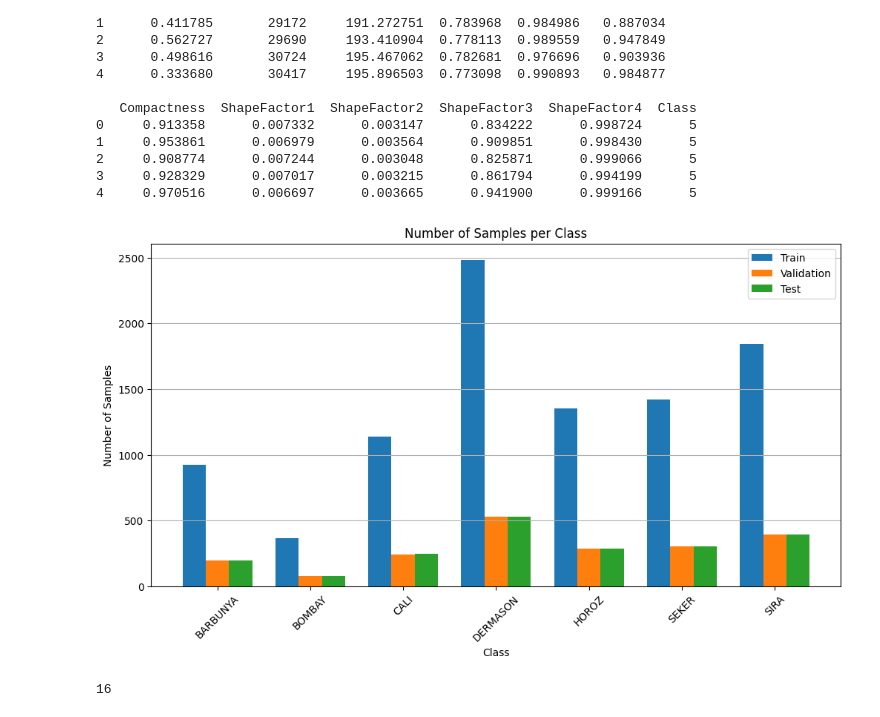
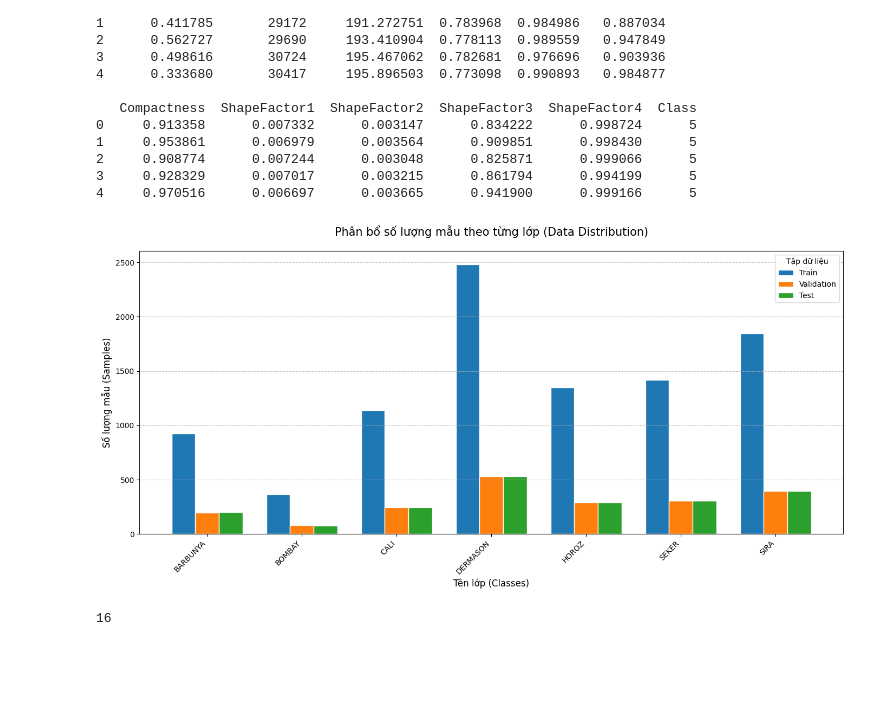
Before and after one commit to thuynguyenhuit/hocsau, a Jupyter notebook: Mô_hình_MLP_Dry_Bean.ipynb, the cells around one changed output. Saved outputs shown, nothing was run; the diff lists cells and outputs as text; code cells hidden in the pictures; blank space fills up the shorter version.

```diff
--- a/Mô_hình_MLP_Dry_Bean.ipynb
+++ b/Mô_hình_MLP_Dry_Bean.ipynb
@@ -129,95 +129,83 @@ X_val = scaler.transform(X_val)
 
 X_test = scaler.transform(X_test)
 # %%
-# =========================================
-# BIỂU ĐỒ SỐ LƯỢNG MẪU THEO TỪNG TẬP
-# =========================================
-
 import pandas as pd
 import matplotlib.pyplot as plt
 
-# =========================
-# CHUYỂN TENSOR -> NUMPY
-# =========================
+# =========================================
+# 1. ĐẾM SỐ LƯỢNG MẪU (Trực tiếp từ Series)
+# =========================================
+# Giả định y_train, y_val, y_test là các Pandas Series
+# Nếu chúng là Tensor, hãy dùng .to_numpy() trước khi đếm
 
-y_train_np = y_train.numpy()
+train_counts = y_train.value_counts().sort_index()
+val_counts = y_val.value_counts().sort_index()
+test_counts = y_test.value_counts().sort_index()
 
-y_val_np = y_val.numpy()
-
-y_test_np = y_test.numpy()
-
-# =========================
-# ĐẾM SỐ LƯỢNG MẪU
-# =========================
-
-train_counts = pd.Series(
-    y_train_np
-).value_counts().sort_index()
-
-val_counts = pd.Series(
-    y_val_np
-).value_counts().sort_index()
-
-test_counts = pd.Series(
-    y_test_np
-).value_counts().sort_index()
-
-# =========================
-# CLASS NAMES
-# =========================
-
+# =========================================
+# 2. CLASS NAMES
+# =========================================
+# Lấy tên các lớp từ LabelEncoder bạn đã dùng trước đó
 class_names = encoder.classes_
 
-# =========================
-# VẼ BIỂU ĐỒ
-# =========================
+# =========================================
+# 3. VẼ BIỂU ĐỒ CỘT (GROUPED BAR CHART)
+# =========================================
+x = range(len(class_names))
+width = 0.25  # Độ rộng của mỗi cột
 
-x = range(len(class_names))
+plt.figure(figsize=(14, 7))
 
-width = 0.25
-
-plt.figure(figsize=(12,6))
-
+# Vẽ từng nhóm cột cho Train, Validation, Test
 plt.bar(
     [i - width for i in x],
     train_counts,
     width=width,
-    label='Train'
+    label='Train',
+    color='#1f77b4',
+    edgecolor='white'
 )
 
 plt.bar(
     x,
     val_counts,
     width=width,
-    label='Validation'
+    label='Validation',
+    color='#ff7f0e',
+    edgecolor='white'
 )
 
 plt.bar(
     [i + width for i in x],
     test_counts,
     width=width,
-    label='Test'
+    label='Test',
+    color='#2ca02c',
+    edgecolor='white'
 )
 
-# =========================
-# LABEL
-# =========================
+# =========================================
+# 4. TRÌNH BÀY (LABELS & STYLE)
+# =========================================
+plt.title("Phân bổ số lượng mẫu theo từng lớp (Data Distribution)", fontsize=15, pad=20)
+plt.xlabel("Tên lớp (Classes)", fontsize=12)
+plt.ylabel("Số lượng mẫu (Samples)", fontsize=12)
 
-plt.xticks(x, class_names, rotation=45)
+# Thiết lập nhãn trục X
+plt.xticks(x, class_names, rotation=45, ha='right')
 
-plt.xlabel("Class")
+# Thêm chú thích
+plt.legend(title="Tập dữ liệu")
 
-plt.ylabel("Number of Samples")
+# Thêm lưới ngang để dễ quan sát số lượng
+plt.grid(axis='y', linestyle='--', alpha=0.7)
 
-plt.title("Number of Samples per Class")
-
-plt.legend()
-
-plt.grid(axis='y')
+# Tự động căn chỉnh để không bị mất nhãn phía dưới
+plt.tight_layout()
 
 plt.show()
 # %% [output]
-[figure, old version]
+[figure, new version]
 # %%
 # =========================================
 # 8. CHUYỂN SANG TENSOR
```
Also changed, not shown: parts of 17 cells of this notebook.
